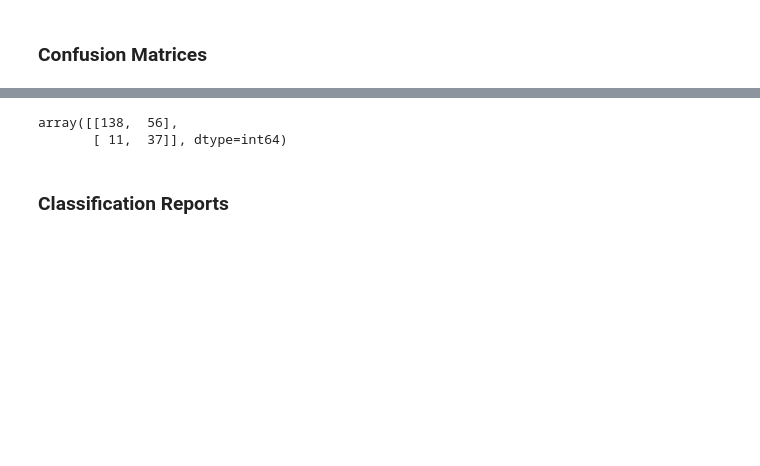
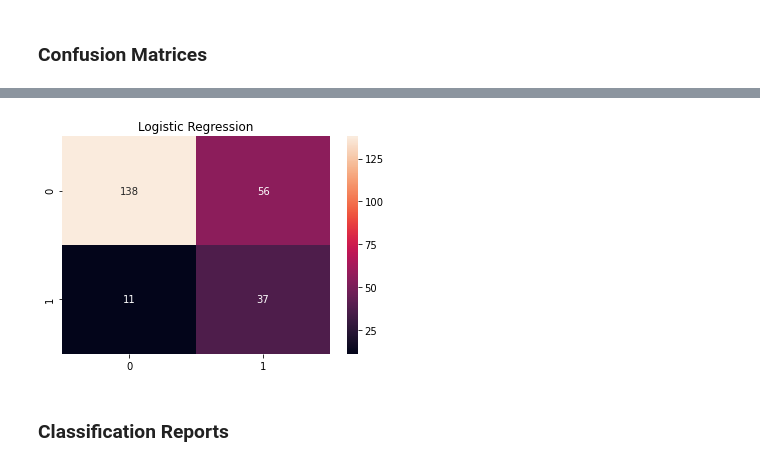
Before and after one commit to damonclifford/DSICapstone, a Jupyter notebook: OverallModeling.ipynb, the cells around one changed output, grey strips where cells are left out. Drawn from its saved outputs; the diff is of its cells as text; code cells hidden in the pictures; blank space fills up the shorter version.

```diff
--- a/OverallModeling.ipynb
+++ b/OverallModeling.ipynb
@@ -112,9 +112,10 @@ plt.title(title);
 # %%
 logistic_reg_conf_matrix  = metrics.confusion_matrix(y, stratified_cv(X, y, linear_model.LogisticRegression, class_weight='balanced', penalty='none', max_iter=10000, random_state=seed))
-logistic_reg_conf_matrix
+sns.heatmap(logistic_reg_conf_matrix, annot=True,  fmt='');
+title = 'Logistic Regression'
+plt.title(title);
 # %% [output]
-array([[138,  56],
-       [ 11,  37]], dtype=int64)
+[figure, added]
 # %% [markdown]
 ### Classification Reports
 # %%
```
Also changed, not shown: parts of 10 cells of this notebook, 9 other files.
